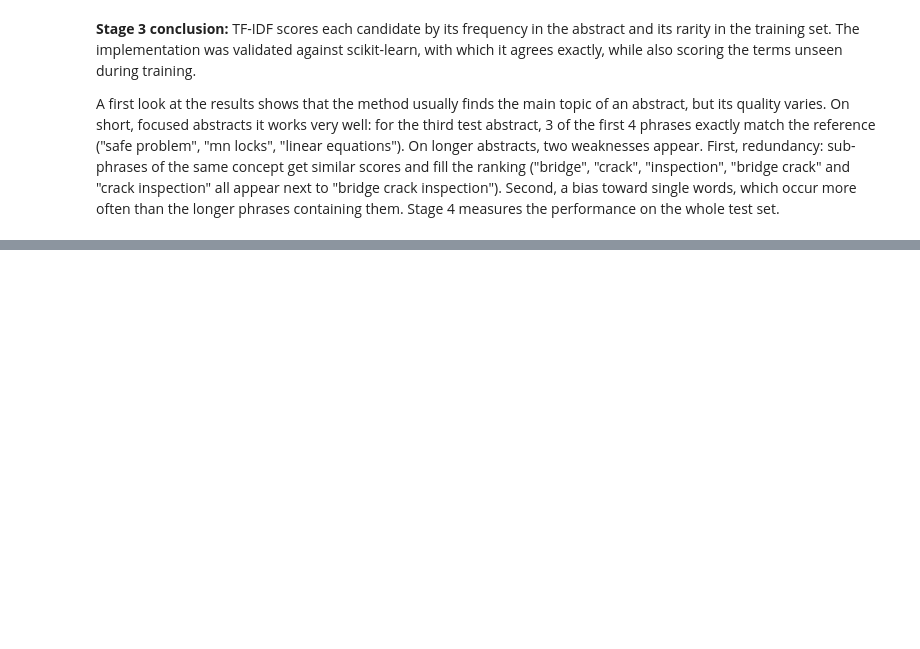
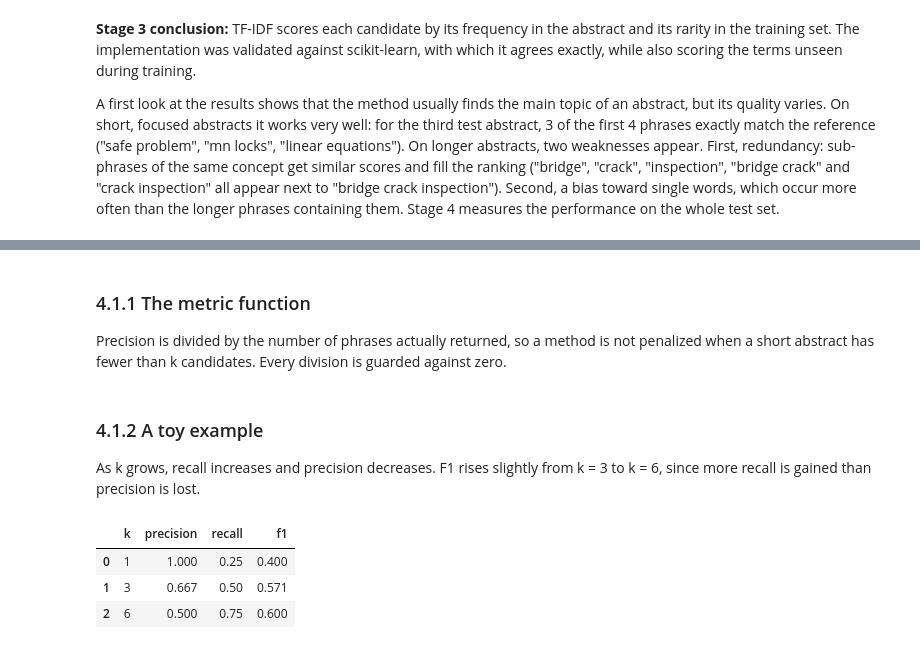
Before and after one commit to FicaBogdan15/keyword-extractor, a Jupyter notebook: keyword_extractor.ipynb, the cells around one changed output, grey strips where cells are left out. Drawn from its saved outputs; the diff is of its cells as text; code cells hidden in the pictures; blank space fills up the shorter version.

```diff
--- a/keyword_extractor.ipynb
+++ b/keyword_extractor.ipynb
@@ -928,0 +943,31 @@ on the whole test set.
+# %% [markdown]
+### 4.1.1 The metric function
+
+Precision is divided by the number of phrases actually returned, so a method is not penalized
+when a short abstract has fewer than k candidates. Every division is guarded against zero.
+# %%
+def precision_recall_f1(predicted, reference, k):
+    top_k = predicted[:k] # Take the top k predicted keyphrases
+    correct = len(set(top_k) & set(reference)) # Count the number of correct predictions
+    precision = correct / len(top_k) if top_k else 0.0
+    recall = correct / len(reference) if reference else 0.0
+    f1 = 2 * precision * recall / (precision + recall) if correct else 0.0
+    return precision, recall, f1
+# %% [markdown]
+### 4.1.2 A toy example
+
+As k grows, recall increases and precision decreases. F1 rises slightly from k = 3 to k = 6,
+since more recall is gained than precision is lost.
+# %%
+toy_reference = ["neural network", "image segmentation", "deep learning", "medical images"]
+toy_predicted = ["neural network", "segmentation", "image segmentation", "convolution", "dataset", "deep learning"]
+
+pd.DataFrame(
+    [(k, *precision_recall_f1(toy_predicted, toy_reference, k)) for k in [1, 3, 6]],
+    columns=["k", "precision", "recall", "f1"],
+).round(3)
+# %% [output]
+|  | k | precision | recall | f1 |
+| 0 | 1 | 1.000 | 0.25 | 0.400 |
+| 1 | 3 | 0.667 | 0.50 | 0.571 |
+| 2 | 6 | 0.500 | 0.75 | 0.600 |
```
Also changed, not shown: parts of 21 cells of this notebook, 1 other file.
